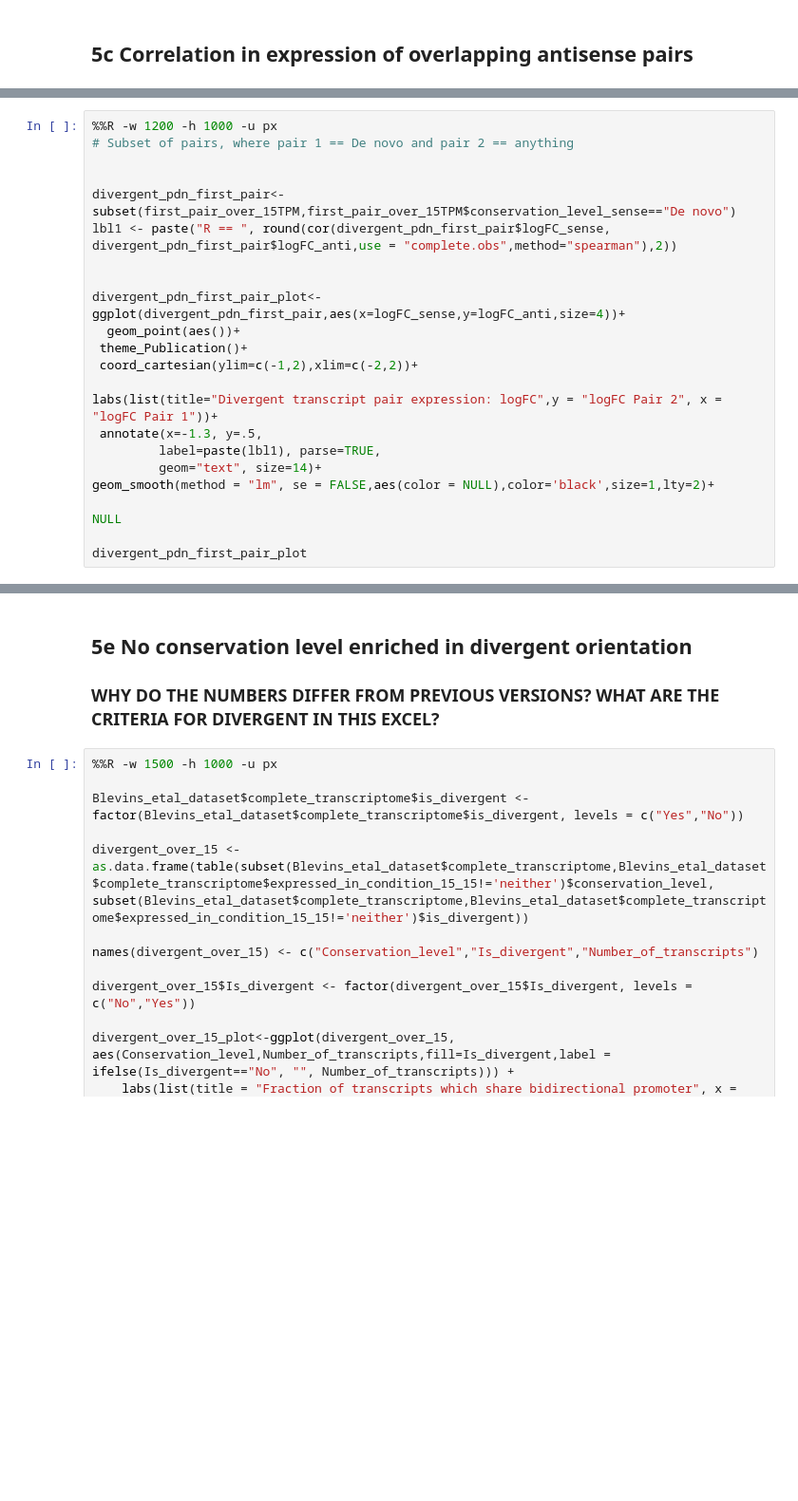
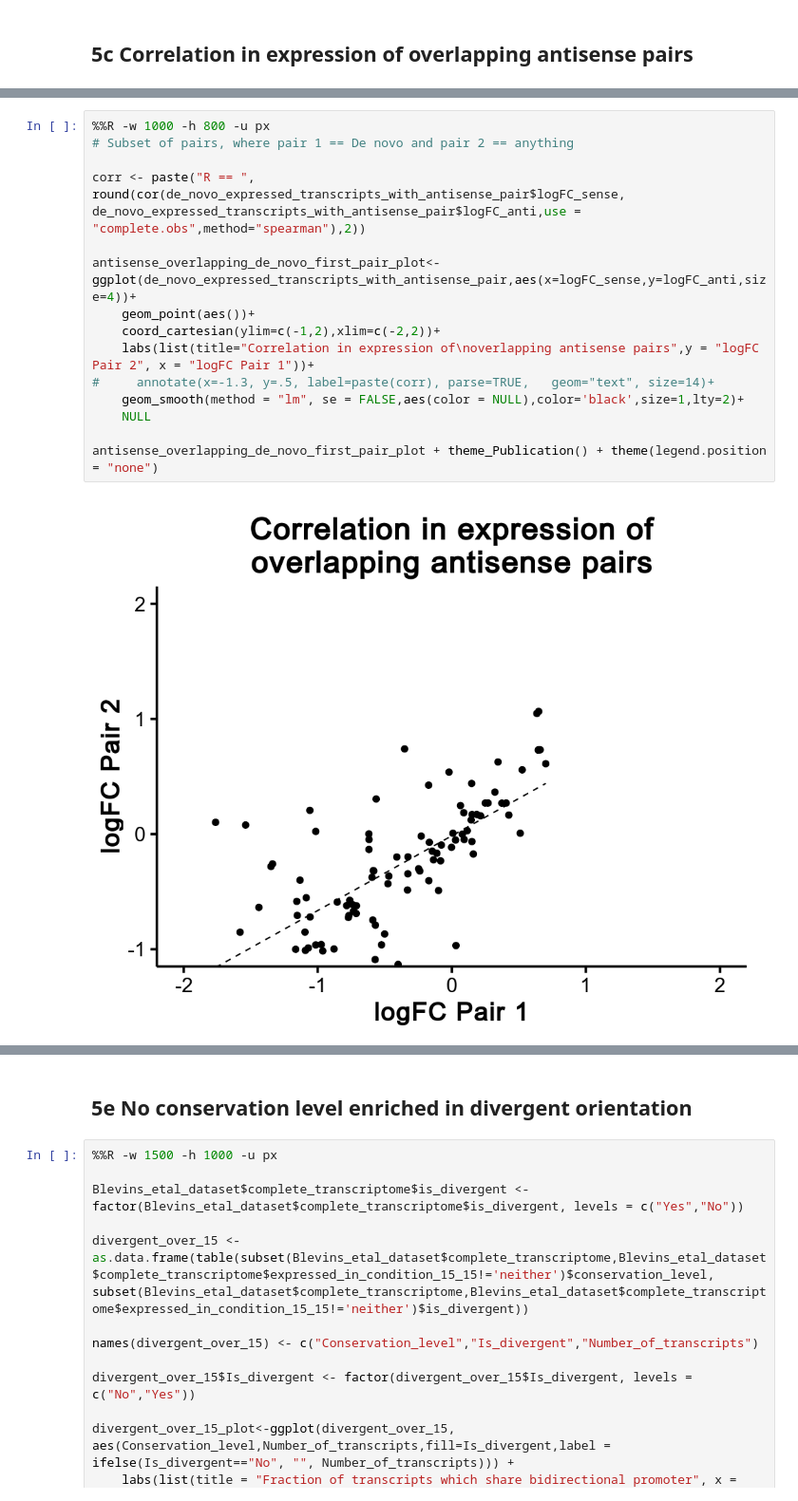
Before and after one commit to willblev/Blevins_etal_2020, a Jupyter notebook: Figures.ipynb, the cells around one changed output, grey strips where cells are left out. Shown at 95% size. Cells and saved outputs as stored; diff of their text form; blank space fills up the shorter version.

```diff
--- a/Figures.ipynb
+++ b/Figures.ipynb
@@ -680,33 +636,26 @@ Error in `$<-.data.frame`(`*tmp*`, conservation_level_anti, value = "Conserved")
 # %%
-%%R -w 1200 -h 1000 -u px
+%%R -w 1000 -h 800 -u px
 # Subset of pairs, where pair 1 == De novo and pair 2 == anything
 
+corr <- paste("R == ", round(cor(de_novo_expressed_transcripts_with_antisense_pair$logFC_sense, de_novo_expressed_transcripts_with_antisense_pair$logFC_anti,use = "complete.obs",method="spearman"),2))
 
-divergent_pdn_first_pair<-subset(first_pair_over_15TPM,first_pair_over_15TPM$conservation_level_sense=="De novo")
-lbl1 <- paste("R == ", round(cor(divergent_pdn_first_pair$logFC_sense, divergent_pdn_first_pair$logFC_anti,use = "complete.obs",method="spearman"),2))
+antisense_overlapping_de_novo_first_pair_plot<-ggplot(de_novo_expressed_transcripts_with_antisense_pair,aes(x=logFC_sense,y=logFC_anti,size=4))+
+    geom_point(aes())+
+    coord_cartesian(ylim=c(-1,2),xlim=c(-2,2))+
+    labs(list(title="Correlation in expression of\noverlapping antisense pairs",y = "logFC Pair 2", x = "logFC Pair 1"))+
+#     annotate(x=-1.3, y=.5, label=paste(corr), parse=TRUE,   geom="text", size=14)+
+    geom_smooth(method = "lm", se = FALSE,aes(color = NULL),color='black',size=1,lty=2)+
+    NULL
 
-
-divergent_pdn_first_pair_plot<-ggplot(divergent_pdn_first_pair,aes(x=logFC_sense,y=logFC_anti,size=4))+
-  geom_point(aes())+
- theme_Publication()+
- coord_cartesian(ylim=c(-1,2),xlim=c(-2,2))+
-
-labs(list(title="Divergent transcript pair expression: logFC",y = "logFC Pair 2", x = "logFC Pair 1"))+
- annotate(x=-1.3, y=.5,
-         label=paste(lbl1), parse=TRUE,
-         geom="text", size=14)+
-geom_smooth(method = "lm", se = FALSE,aes(color = NULL),color='black',size=1,lty=2)+
-
-NULL
-
-divergent_pdn_first_pair_plot
+antisense_overlapping_de_novo_first_pair_plot + theme_Publication() + theme(legend.position = "none")
+# %% [output]
+[figure, added]
 # %% [markdown]
 ## 5d
 
 <img src="photos_and_figures/new_figure_5d.png">
 # %% [markdown]
 ## 5e No conservation level enriched in divergent orientation
-### WHY DO THE NUMBERS DIFFER FROM PREVIOUS VERSIONS? WHAT ARE THE CRITERIA FOR DIVERGENT IN THIS EXCEL?
 # %%
 %%R -w 1500 -h 1000 -u px
 
```
Also changed, not shown: parts of 15 cells of this notebook, 2 other files.
